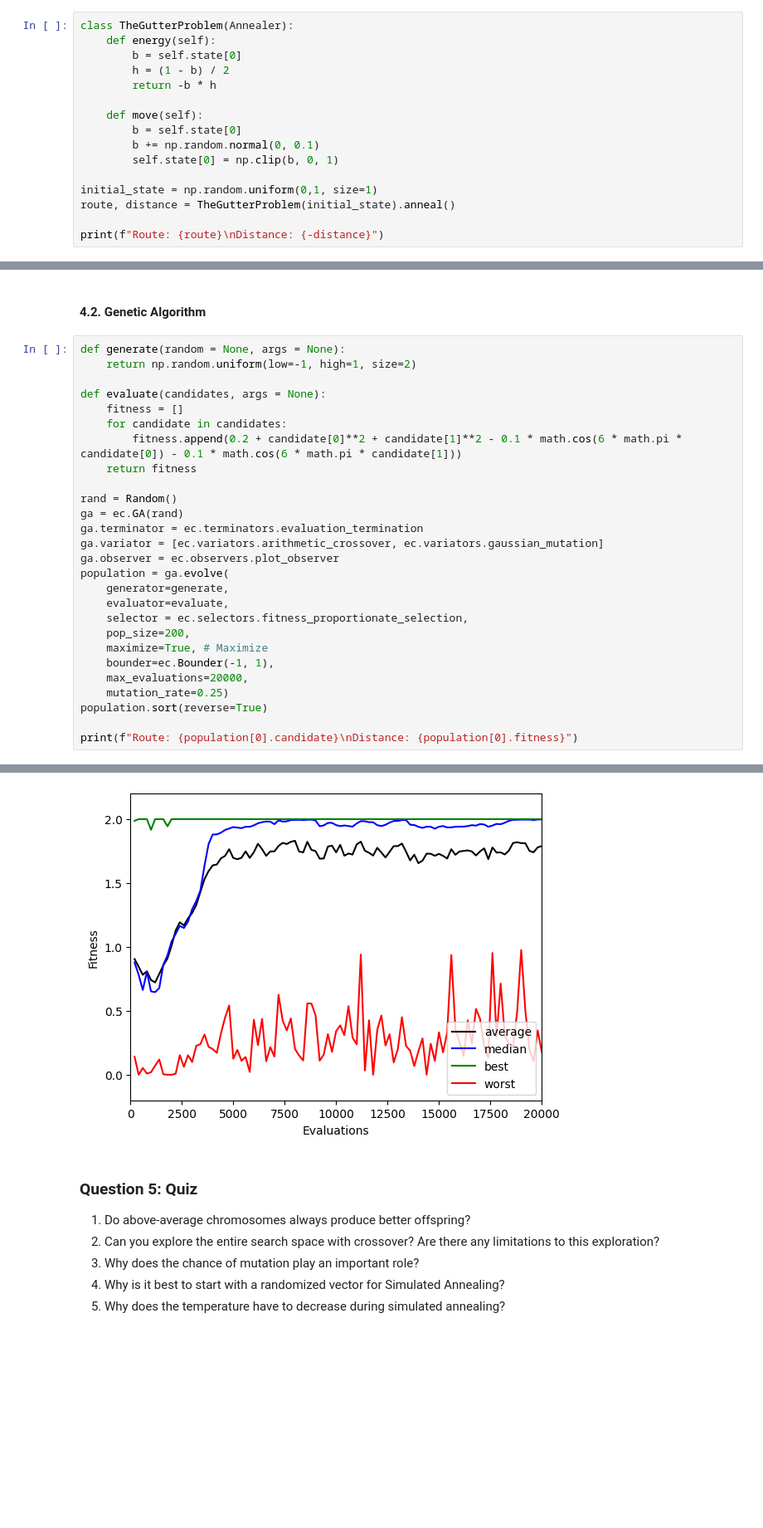
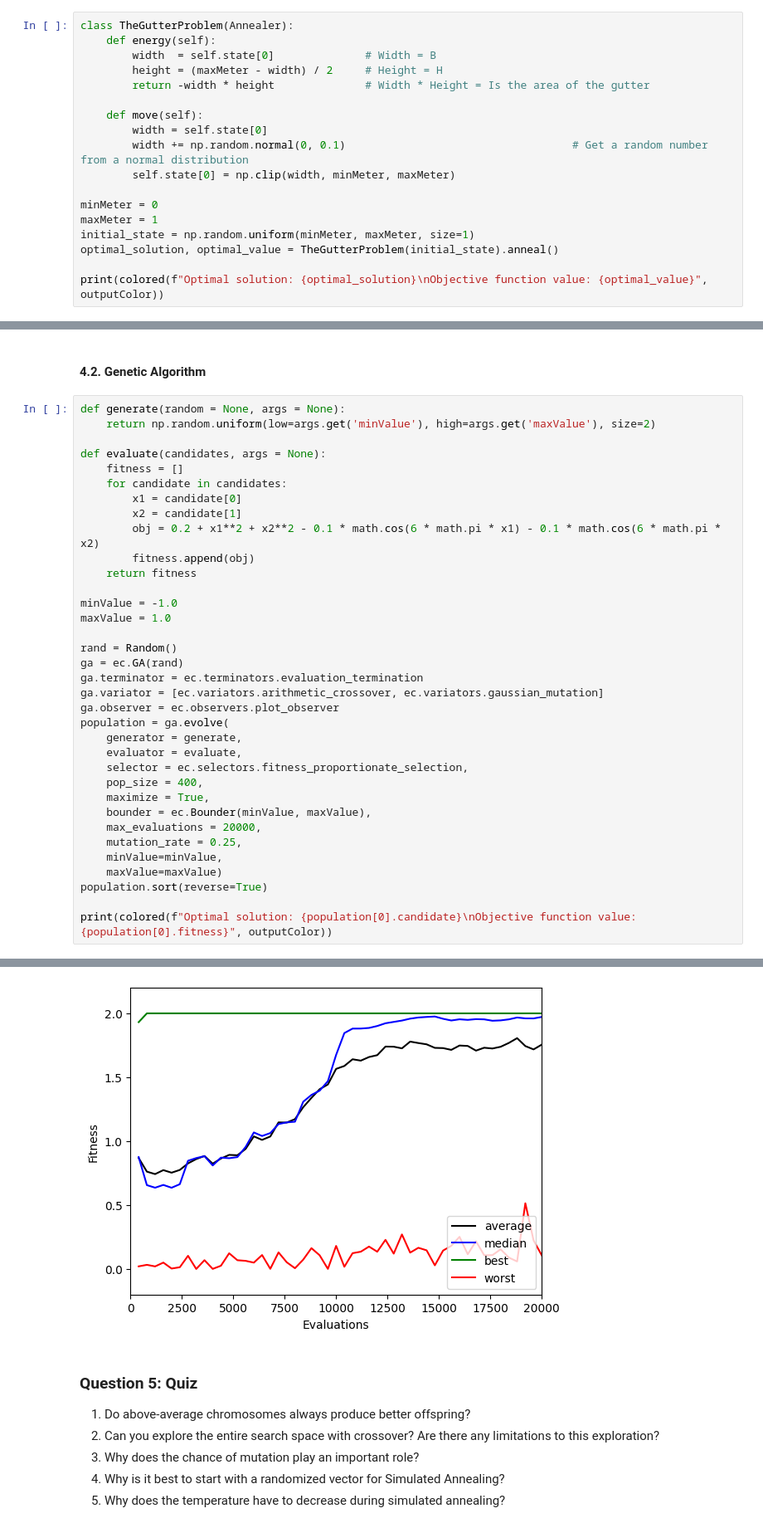
Before and after one commit to EliasDeHondt/DataScience2, a Jupyter notebook: W23P4-W24P4/Exercises Meta Heuristics.ipynb, the cells around one changed output, grey strips where cells are left out. Shown at 83% size. Saved outputs shown, nothing was run; the diff lists cells and outputs as text; blank space fills up the shorter version.

```diff
--- a/W23P4-W24P4/Exercises Meta Heuristics.ipynb
+++ b/W23P4-W24P4/Exercises Meta Heuristics.ipynb
@@ -308,18 +309,20 @@ $$ \text{Maximize} \frac{1}{2} \cdot B \cdot H $$
 # %%
 class TheGutterProblem(Annealer):
     def energy(self):
-        b = self.state[0]
-        h = (1 - b) / 2
-        return -b * h
+        width  = self.state[0]              # Width = B
+        height = (maxMeter - width) / 2     # Height = H
+        return -width * height              # Width * Height = Is the area of the gutter
 
     def move(self):
-        b = self.state[0]
-        b += np.random.normal(0, 0.1)
-        self.state[0] = np.clip(b, 0, 1)
+        width = self.state[0]
+        width += np.random.normal(0, 0.1)                                   # Get a random number from a normal distribution
+        self.state[0] = np.clip(width, minMeter, maxMeter)
 
-initial_state = np.random.uniform(0,1, size=1)
-route, distance = TheGutterProblem(initial_state).anneal()
+minMeter = 0
+maxMeter = 1
+initial_state = np.random.uniform(minMeter, maxMeter, size=1)
+optimal_solution, optimal_value = TheGutterProblem(initial_state).anneal()
 
-print(f"Route: {route}\nDistance: {-distance}")
+print(colored(f"Optimal solution: {optimal_solution}\nObjective function value: {optimal_value}", outputColor))
 # %% [output]
  Temperature        Energy    Accept   Improve     Elapsed   Remaining
@@ -479,13 +493,19 @@ Distance: 2.0
 #### 4.2. Genetic Algorithm
 # %%
 def generate(random = None, args = None):
-    return np.random.uniform(low=-1, high=1, size=2)
+    return np.random.uniform(low=args.get('minValue'), high=args.get('maxValue'), size=2)
 
 def evaluate(candidates, args = None):
     fitness = []
     for candidate in candidates:
-        fitness.append(0.2 + candidate[0]**2 + candidate[1]**2 - 0.1 * math.cos(6 * math.pi * candidate[0]) - 0.1 * math.cos(6 * math.pi * candidate[1]))
+        x1 = candidate[0]
+        x2 = candidate[1]
+        obj = 0.2 + x1**2 + x2**2 - 0.1 * math.cos(6 * math.pi * x1) - 0.1 * math.cos(6 * math.pi * x2)
+        fitness.append(obj)
     return fitness
+
+minValue = -1.0
+maxValue = 1.0
 
 rand = Random()
 ga = ec.GA(rand)
@@ -493,15 +513,17 @@ ga.terminator = ec.terminators.evaluation_termination
 ga.variator = [ec.variators.arithmetic_crossover, ec.variators.gaussian_mutation]
 ga.observer = ec.observers.plot_observer
 population = ga.evolve(
-    generator=generate,
-    evaluator=evaluate,
+    generator = generate,
+    evaluator = evaluate,
     selector = ec.selectors.fitness_proportionate_selection,
-    pop_size=200,
-    maximize=True, # Maximize
-    bounder=ec.Bounder(-1, 1),
-    max_evaluations=20000,
-    mutation_rate=0.25)
+    pop_size = 400,
+    maximize = True,
+    bounder = ec.Bounder(minValue, maxValue),
+    max_evaluations = 20000,
+    mutation_rate = 0.25,
+    minValue=minValue,
+    maxValue=maxValue)
 population.sort(reverse=True)
 
-print(f"Route: {population[0].candidate}\nDistance: {population[0].fitness}")
+print(colored(f"Optimal solution: {population[0].candidate}\nObjective function value: {population[0].fitness}", outputColor))
 # %% [output]
@@ -510,4 +532,4 @@ Distance: 2.0
-[figure, old version]
+[figure, new version]
 # %% [markdown]
 ### Question 5: Quiz
 
```
Also changed, not shown: parts of 14 cells of this notebook, 3 other files.
